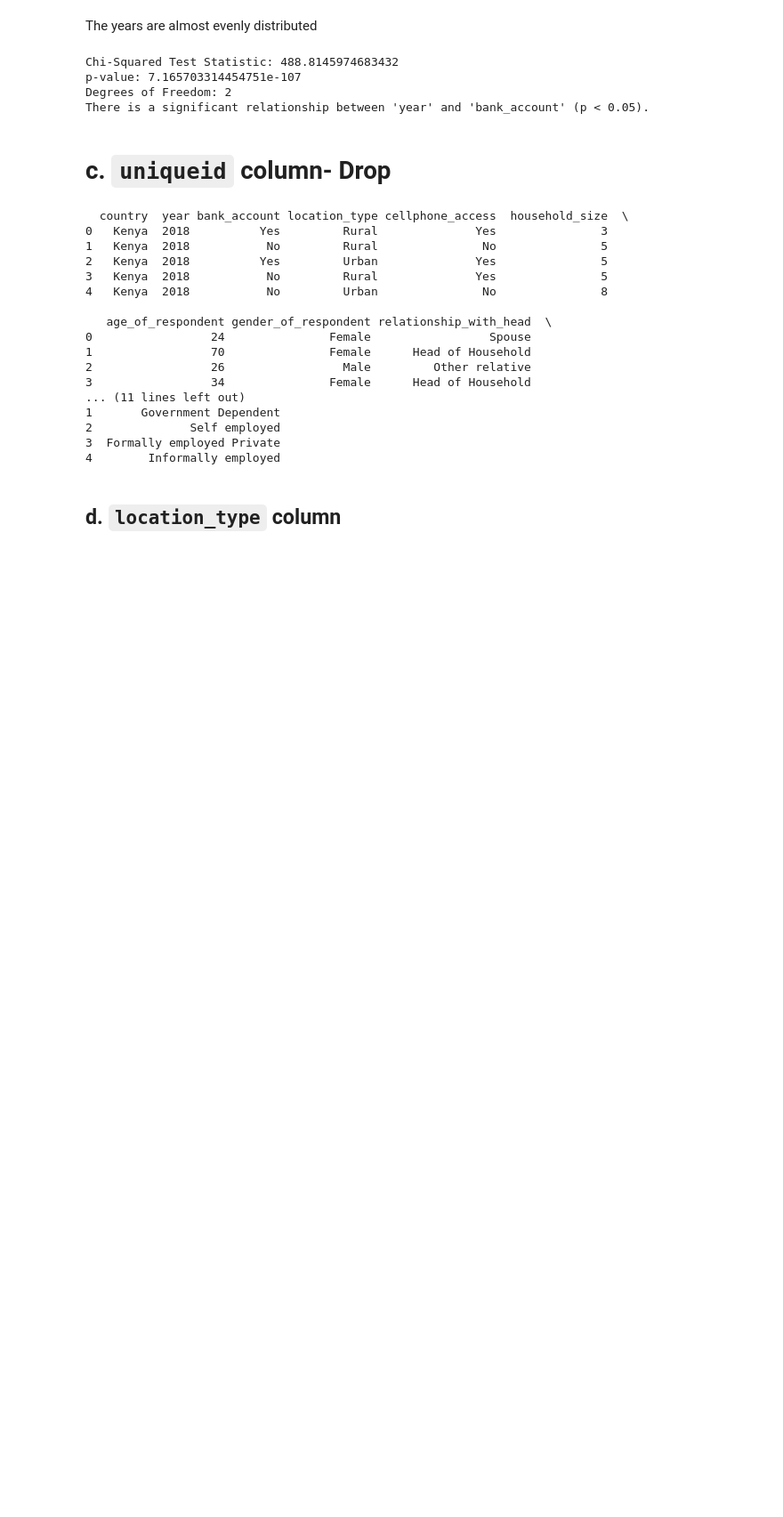
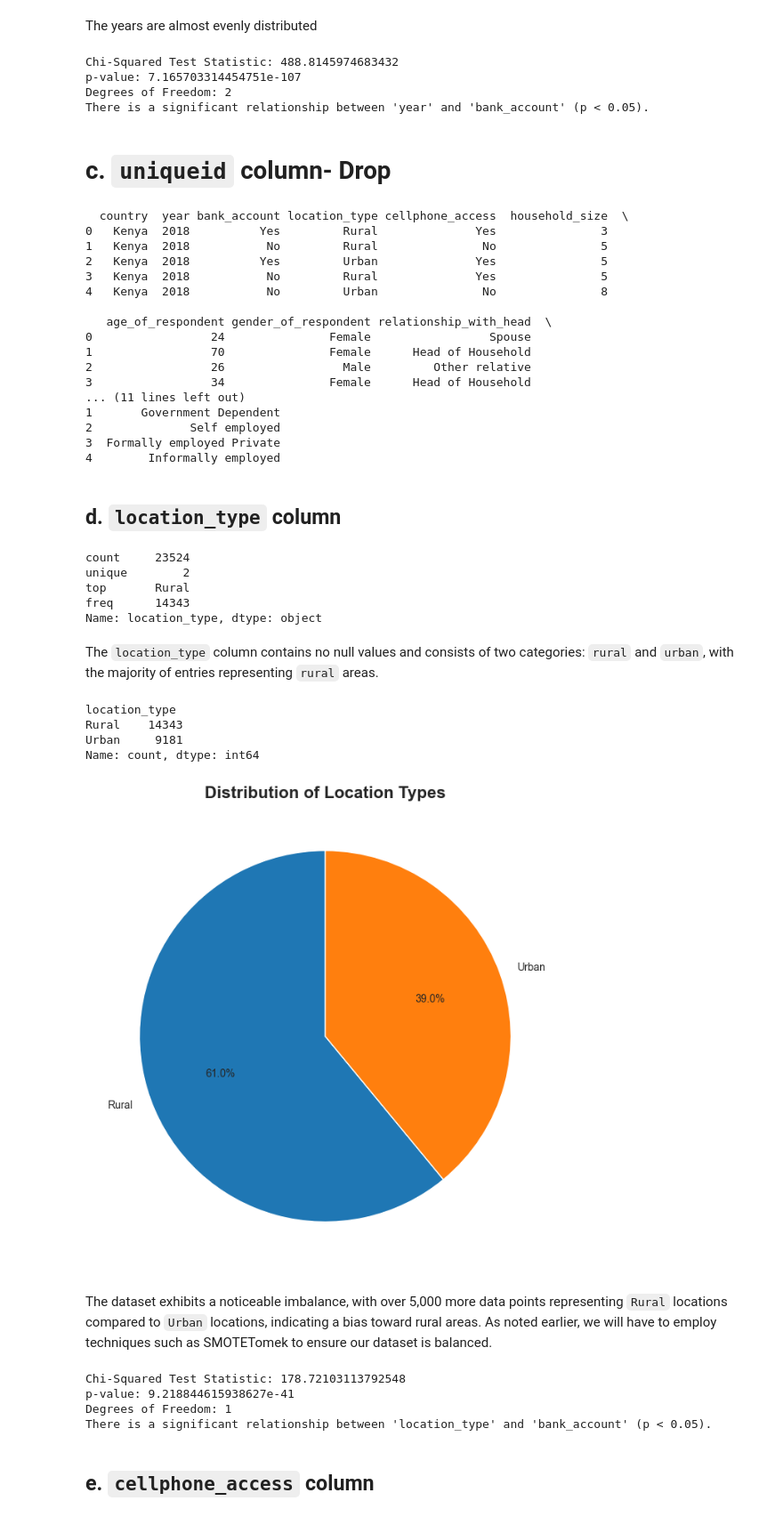
Before and after one commit to KamauGilbert/financial_inclusion_in_africa, a Jupyter notebook: financial_inclusion.ipynb, the cells around one changed output. Shown: that part at 89% size. Drawn from its saved outputs; the diff is of its cells as text; code cells hidden in the pictures; blank space fills up the shorter version.

```diff
--- a/financial_inclusion.ipynb
+++ b/financial_inclusion.ipynb
@@ -287,3 +289,70 @@ print(train.head())
 4        Informally employed
 # %% [markdown]
 ## d. `location_type` column
+# %%
+train['location_type'].describe()
+# %% [output]
+count     23524
+unique        2
+top       Rural
+freq      14343
+Name: location_type, dtype: object
+# %% [markdown]
+The `location_type` column contains no null values and consists of two categories: `rural` and `urban`, with the majority of entries representing `rural` areas.
+# %%
+# Checking distribution of unique values in the location_type column
+train['location_type'].value_counts()
+# %% [output]
+location_type
+Rural    14343
+Urban     9181
+Name: count, dtype: int64
+# %%
+# Visualizing the distribution of the location_type column
+plt.figure(figsize=(8, 8))
+
+# Calculating value counts for the location_type column
+location_counts = train['location_type'].value_counts()
+
+# Creating the pie chart
+plt.pie(
+    location_counts,
+    labels=location_counts.index,
+    autopct='%1.1f%%',
+    startangle=90,
+    colors=['#1f77b4', '#ff7f0e']  # Optional: Custom colors
+)
+
+# Adding a title
+plt.title('Distribution of Location Types', fontsize=16, fontweight='bold')
+
+# Displaying the plot
+plt.show()
+# %% [output]
+[figure, added]
+# %% [markdown]
+The dataset exhibits a noticeable imbalance, with over 5,000 more data points representing `Rural` locations compared to `Urban` locations, indicating a bias toward rural areas. As noted earlier, we will have to employ techniques such as SMOTETomek to ensure our dataset is balanced.
+# %%
+# Checking for any relationship between the location_type and the target variable
+# Create a contingency table
+contingency_table = pd.crosstab(train['location_type'], train['bank_account'])
+
+# Perform the chi-squared test
+chi2, p, dof, expected = chi2_contingency(contingency_table)
+
+# Display the results
+print("Chi-Squared Test Statistic:", chi2)
+print("p-value:", p)
+print("Degrees of Freedom:", dof)
+
+if p < 0.05:
+    print("There is a significant relationship between 'location_type' and 'bank_account' (p < 0.05).")
+else:
+    print("There is no significant relationship between 'location_type' and 'bank_account' (p ≥ 0.05).")
+# %% [output]
+Chi-Squared Test Statistic: 178.72103113792548
+p-value: 9.218844615938627e-41
+Degrees of Freedom: 1
+There is a significant relationship between 'location_type' and 'bank_account' (p < 0.05).
+# %% [markdown]
+## e. `cellphone_access` column
```
Also changed, not shown: parts of 15 cells of this notebook.
